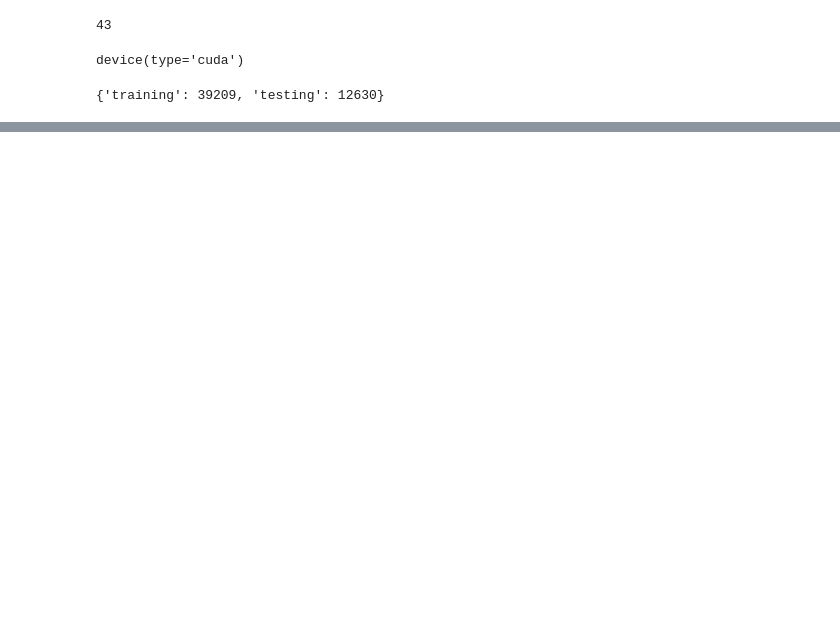
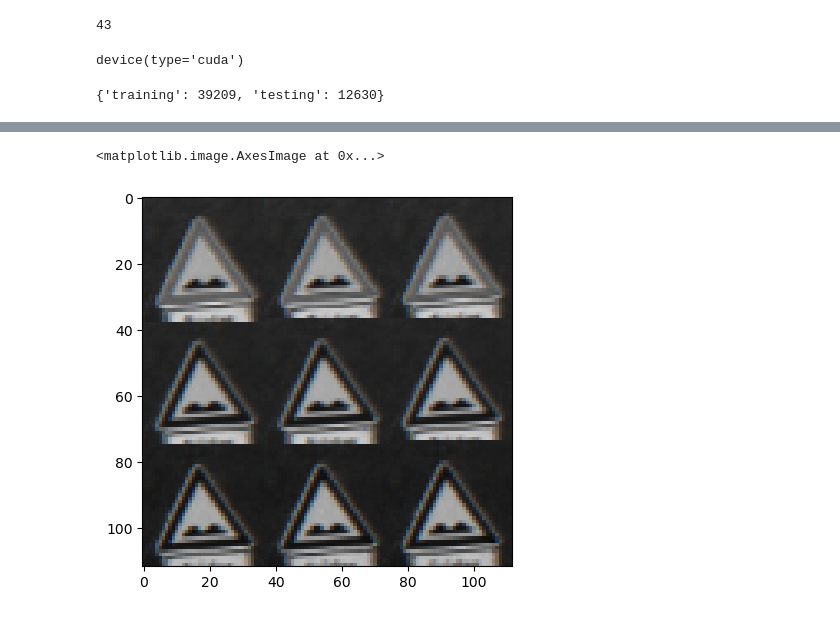
Before and after one commit to HoseinNasiriShahraki/GTSRB, a Jupyter notebook: GTSR.ipynb, the cells around one changed output, grey strips where cells are left out. Cells and saved outputs as stored; diff of their text form; code cells hidden in the pictures; blank space fills up the shorter version.

```diff
--- a/GTSR.ipynb
+++ b/GTSR.ipynb
@@ -29,7 +28,7 @@ width = 30
 channels = 3
 n_inputs = height * width * num_of_classes
 num_epochs = 2
-batch_size = 64
+batch_size = 2
 learning_rate = 0.001
 # %%
 num_of_classes
@@ -59,8 +58,7 @@ device(type='cuda')
 # %%
 # Transforming the Data ToTensor and Normalize it + resize to 28*28
 
-transforms = torchvision.transforms.Compose([torchvision.transforms.ToTensor(),torchvision.transforms.Resize((28,28)),
-    torchvision.transforms.Normalize(mean=[0.5, 0.5, 0.5], std=[0.5, 0.5, 0.5])])
+transforms = torchvision.transforms.Compose([torchvision.transforms.ToTensor(),torchvision.transforms.Resize((112,112))])
 
 #creating the dataset class
 class GTSR_DataSet(Dataset):
@@ -658,0 +701,13 @@ epoch 10 / 10, Rprop accuracy = 91.97941409342835
+# %%
+dataiter = iter(train_loader)
+images, labels = next(dataiter)
+image = images[0]
+image.shape
+
+torch.Size([ 112, 112]) # pyplot doesn't like this, so reshape
+
+image = image.reshape(112,-1,3)
+plt.imshow(image.numpy())
+# %% [output]
+<matplotlib.image.AxesImage at 0x...>
+[figure, added]
```
Also changed, not shown: parts of 5 cells of this notebook.
